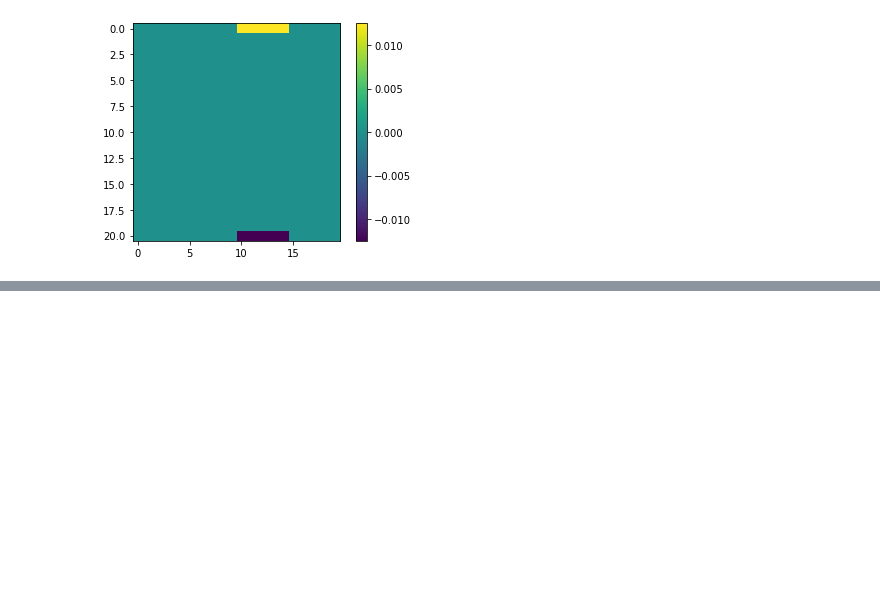
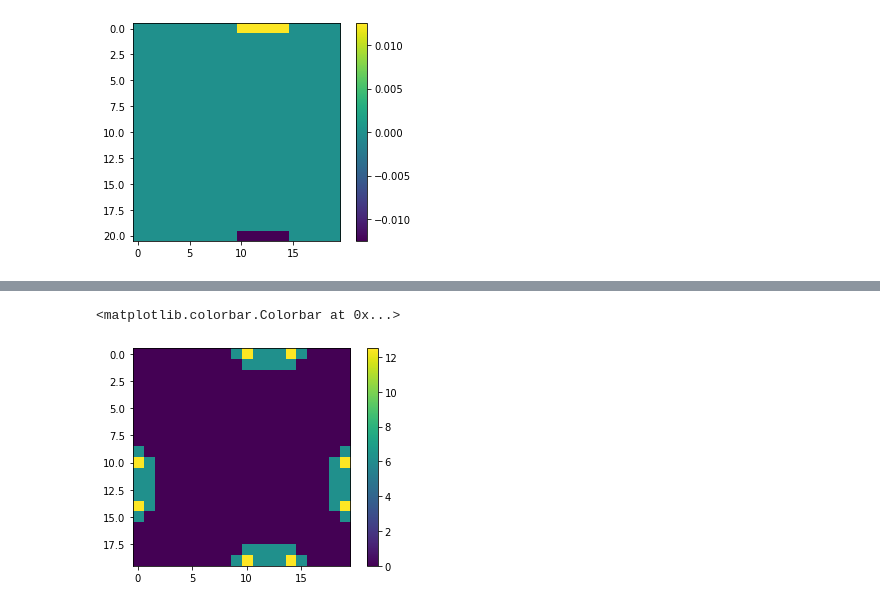
Before and after one commit to Julians42/AM205_Final_Project, a Jupyter notebook: pressure_prop.ipynb, the cells around one changed output, grey strips where cells are left out. Drawn from its saved outputs; the diff is of its cells as text; code cells hidden in the pictures; blank space fills up the shorter version.

```diff
--- a/pressure_prop.ipynb
+++ b/pressure_prop.ipynb
@@ -107,27 +110,33 @@ plt.colorbar()
 # %%
 def calc_pressure(rho_new, dx =1/res, dy=1/res):
     """Second order central difference gives the pressure"""
     # dx_mat = np.zeros(rho_new.shape)
     # dy_mat = np.zeros(rho_new.shape)
     p_mat = np.zeros(rho_new.shape)
     for row in range(rho_new.shape[0]):
         for column in range(rho_new.shape[1]):
             px = 0; py =0
             if column ==0: # forwards central difference
                 px = (rho_new[row, column+2]-2*rho_new[row, column+1]+rho_new[row, column])/(dx**2)
             elif column == rho_new.shape[1]-1: # backwards
                 px = (rho_new[row, column]-2*rho_new[row, column-1]+rho_new[row, column-2])/(dx**2)
             else: # centered
                 px = (rho_new[row, column+1]-2*rho_new[row, column]+rho_new[row, column-1])/(dx**2)
             if row ==0: # forwards central diff
                 py = (rho_new[row+2, column]-2*rho_new[row+1, column]+rho_new[row, column])/(dy**2)
             elif row ==rho_new.shape[0]-1: # backwards
                 py = (rho_new[row, column]-2*rho_new[row-1, column]+rho_new[row-2, column])/(dy**2)
             else:  # calculate second order centered difference
                 py = (rho_new[row+1, column]-2*rho_new[row, column]+rho_new[row-1, column])/(dy**2)
             # calculate squared gradient of pressure
             p_mat[row, column] = px**2+py**2
     return p_mat
+
+plt.imshow(calc_pressure(update_rho(rho0, smoothed, BC_x, BC_y)[0]))
+plt.colorbar()
+# %% [output]
+<matplotlib.colorbar.Colorbar at 0x...>
+[figure, added]
 # %%
 # update phi based on changes to rho
 def psi(phi, c1 =0.5, w=5, phistar=0.4, c2=0.5): # change stuff in HERE
```
Also changed, not shown: parts of 7 cells of this notebook.
